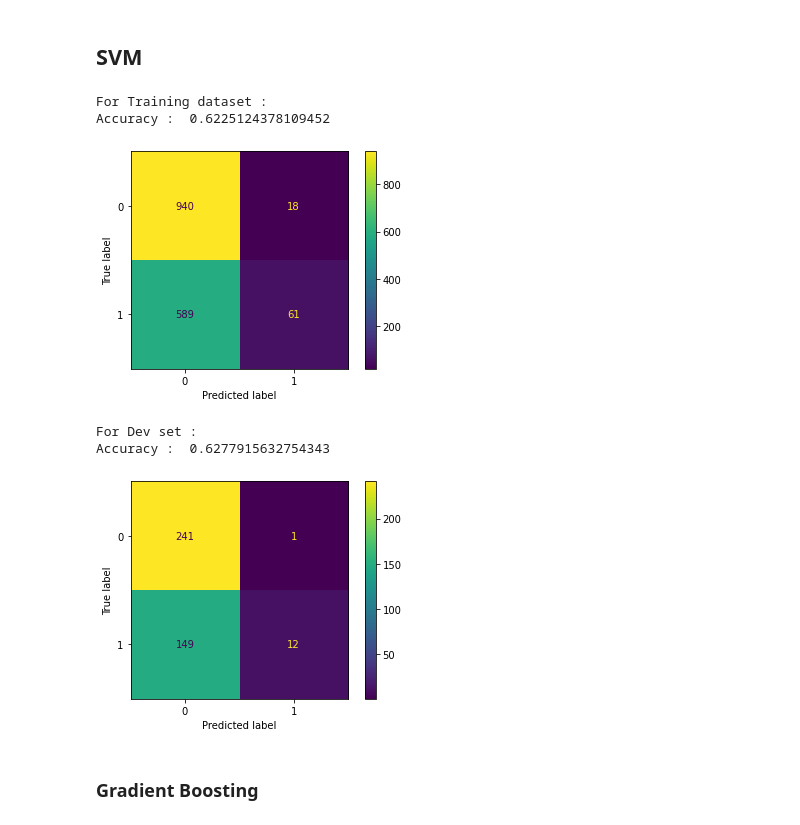
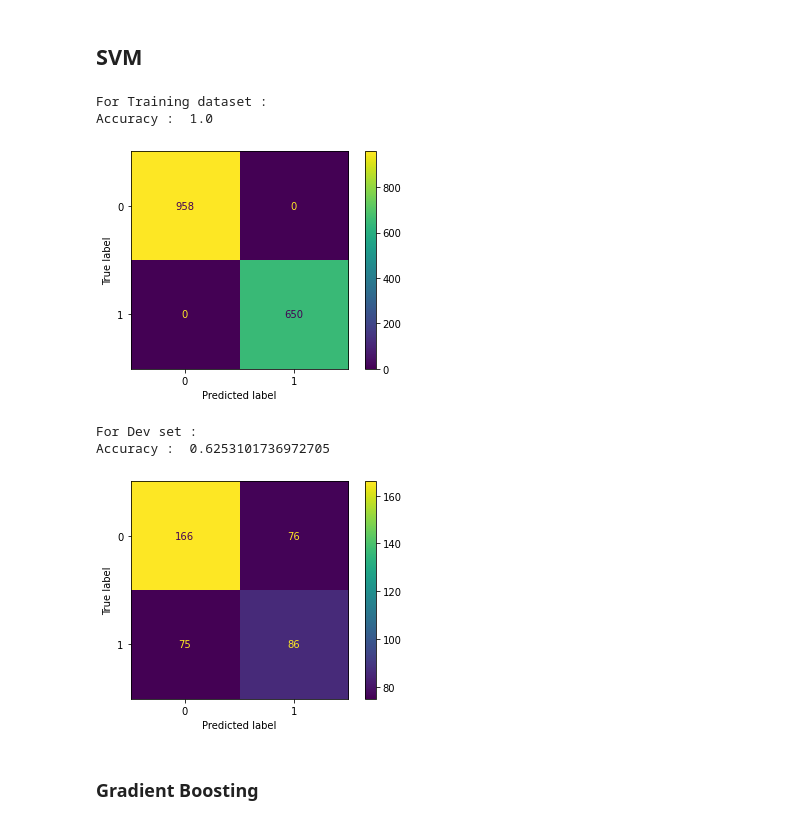
Before and after one commit to Mustapha-AJEGHRIR/ML_short_project, a Jupyter notebook: inference.ipynb, the cells around one changed output. Saved outputs shown, nothing was run; the diff lists cells and outputs as text; code cells hidden in the pictures.

```diff
--- a/inference.ipynb
+++ b/inference.ipynb
@@ -114,20 +115,22 @@ Accuracy :  0.6972704714640199
 ## SVM
 # %%
 model = SVC(C=100000, kernel='rbf')
+pipe = Pipeline([("Scaler", StandardScaler()), \
+    ("SVM", model)])
 
-model.fit(x_train, y_train)
+pipe.fit(x_train, y_train)
 
-y_pred_train = model.predict(x_train)
-y_pred_dev = model.predict(x_dev)
+y_pred_train = pipe.predict(x_train)
+y_pred_dev = pipe.predict(x_dev)
 
 score(y_train, y_pred_train, y_dev, y_pred_dev)
 # %% [output]
 For Training dataset :
-Accuracy :  0.6225124378109452
+Accuracy :  1.0
-[figure, old version]
+[figure, new version]
 For Dev set :
-Accuracy :  0.6277915632754343
+Accuracy :  0.6253101736972705
-[figure, old version]
+[figure, new version]
 # %% [markdown]
 ### Gradient Boosting
 # %%
```
Also changed, not shown: parts of 1 cell of this notebook, 1 other file.
